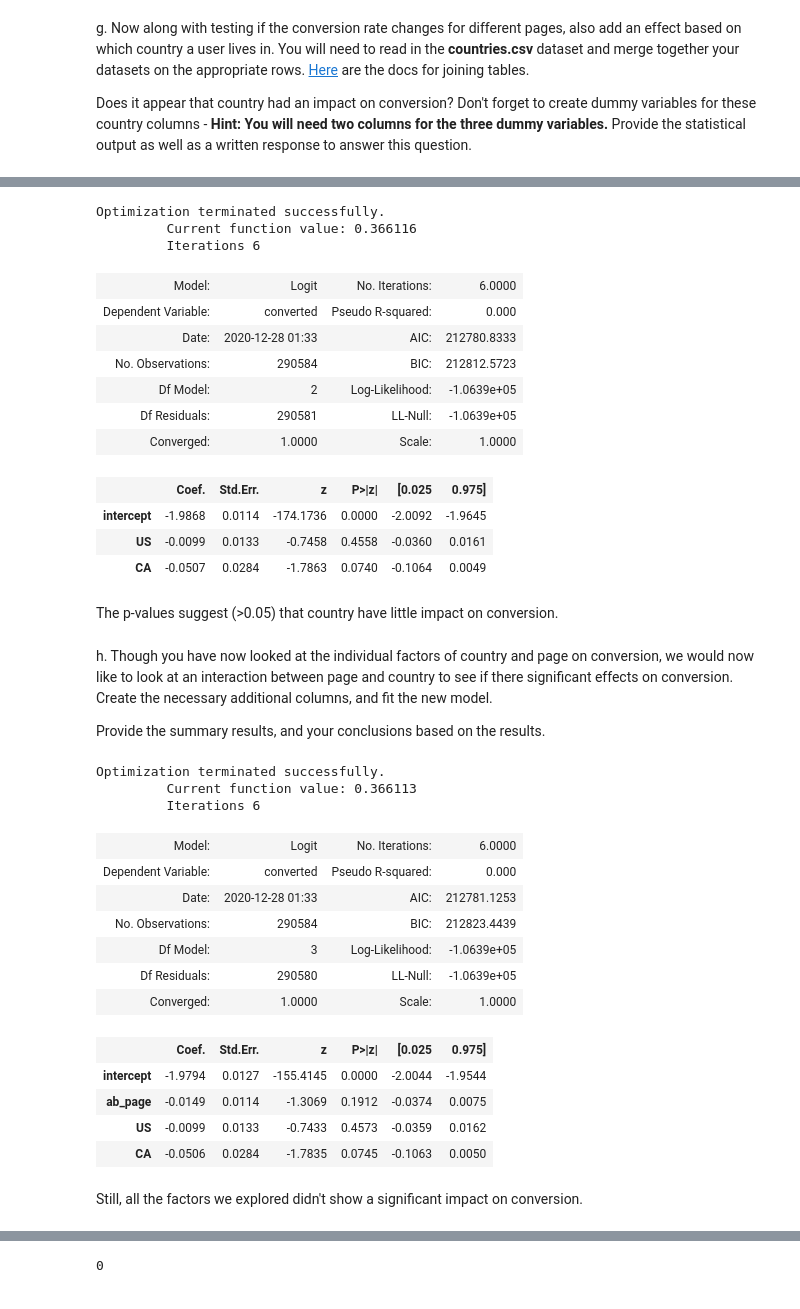
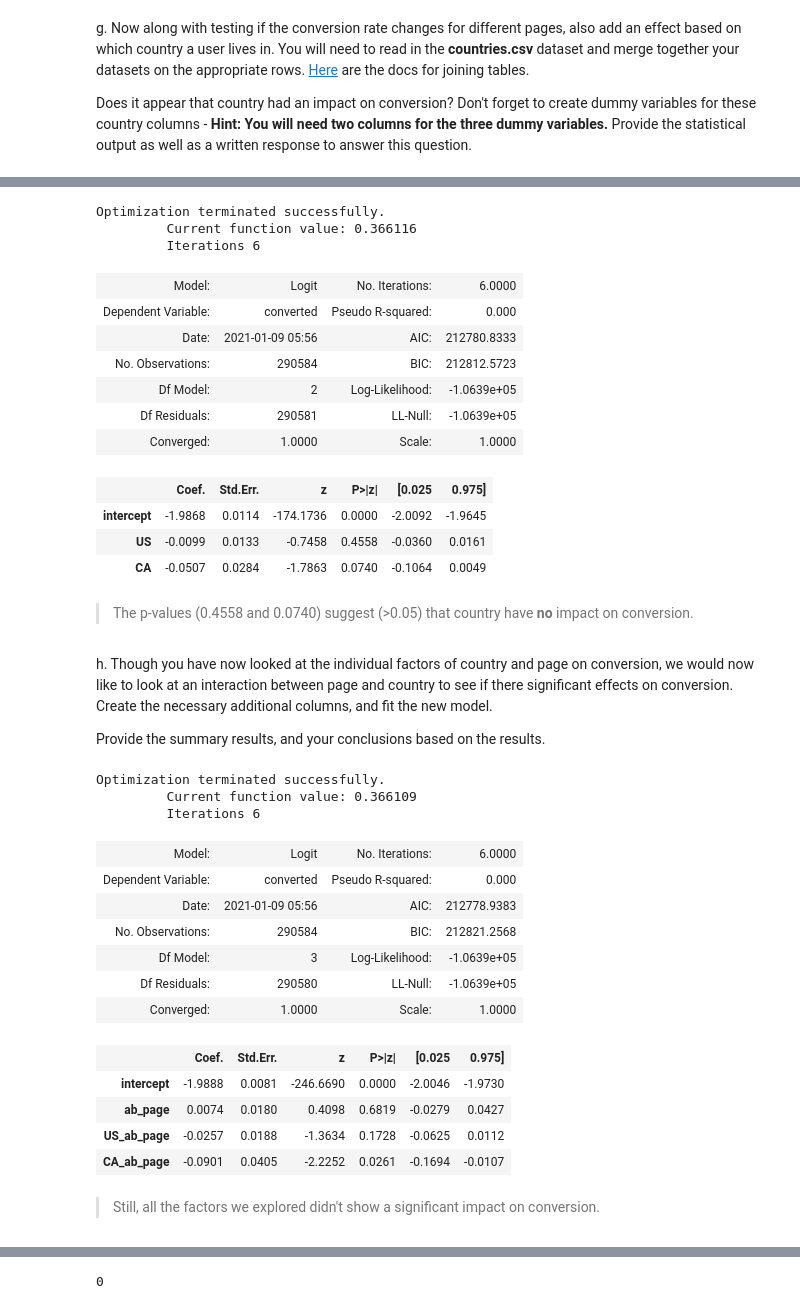
Before and after one commit to wendydoog/Data-Analyst-Nanodegree-Project, a Jupyter notebook: Analyze_ab_test_results_notebook.ipynb, the cells around one changed output, grey strips where cells are left out. Drawn from its saved outputs; the diff is of its cells as text; code cells hidden in the pictures.

```diff
--- a/Analyze_ab_test_results_notebook.ipynb
+++ b/Analyze_ab_test_results_notebook.ipynb
@@ -359,8 +358,6 @@ df2.head()
 | 3 | 853541 | 2017-01-08 18:28:03.143765 | treatment | new_page | 0 |
 | 4 | 864975 | 2017-01-21 01:52:26.210827 | control | old_page | 1 |
 # %%
-df2[['new_page','old_page']] = pd.get_dummies(df2['landing_page'])
-df2 = df2.drop('old_page', axis = 1)
 df2['intercept'] = 1
 df2['ab_page'] = df2['group'].apply(lambda x: 0 if (x =='control') else 1)
 df2.head(5)
@@ -447,7 +444,7 @@ Optimization terminated successfully.
          Iterations 6
 | Model: | Logit | No. Iterations: | 6.0000 |
 | Dependent Variable: | converted | Pseudo R-squared: | 0.000 |
-| Date: | 2020-12-28 01:33 | AIC: | 212780.8333 |
+| Date: | 2021-01-09 05:56 | AIC: | 212780.8333 |
 | No. Observations: | 290584 | BIC: | 212812.5723 |
 | Df Model: | 2 | Log-Likelihood: | -1.0639e+05 |
 | Df Residuals: | 290581 | LL-Null: | -1.0639e+05 |
@@ -457,33 +454,35 @@ Optimization terminated successfully.
 | US | -0.0099 | 0.0133 | -0.7458 | 0.4558 | -0.0360 | 0.0161 |
 | CA | -0.0507 | 0.0284 | -1.7863 | 0.0740 | -0.1064 | 0.0049 |
 # %% [markdown]
-The p-values suggest (>0.05) that country have little impact on conversion.
+> The p-values (0.4558 and 0.0740) suggest (>0.05) that country have **no** impact on conversion.
 # %% [markdown]
 h. Though you have now looked at the individual factors of country and page on conversion, we would now like to look at an interaction between page and country to see if there significant effects on conversion.  Create the necessary additional columns, and fit the new model.
 
 Provide the summary results, and your conclusions based on the results.
 # %%
-Logit_mod = sm.Logit(df2['converted'],df2[['intercept','ab_page','US','CA']])
+df2['US_ab_page'] = df2['US'] * df2['ab_page']
+df2['CA_ab_page'] = df2['CA'] * df2['ab_page']
+Logit_mod = sm.Logit(df2['converted'],df2[['intercept','ab_page','US_ab_page','CA_ab_page']])
 results = Logit_mod.fit()
 results.summary2()
 # %% [output]
 Optimization terminated successfully.
-         Current function value: 0.366113
+         Current function value: 0.366109
          Iterations 6
 | Model: | Logit | No. Iterations: | 6.0000 |
 | Dependent Variable: | converted | Pseudo R-squared: | 0.000 |
-| Date: | 2020-12-28 01:33 | AIC: | 212781.1253 |
-| No. Observations: | 290584 | BIC: | 212823.4439 |
+| Date: | 2021-01-09 05:56 | AIC: | 212778.9383 |
+| No. Observations: | 290584 | BIC: | 212821.2568 |
 | Df Model: | 3 | Log-Likelihood: | -1.0639e+05 |
 | Df Residuals: | 290580 | LL-Null: | -1.0639e+05 |
 | Converged: | 1.0000 | Scale: | 1.0000 |
 |  | Coef. | Std.Err. | z | P>|z| | [0.025 | 0.975] |
-| intercept | -1.9794 | 0.0127 | -155.4145 | 0.0000 | -2.0044 | -1.9544 |
-| ab_page | -0.0149 | 0.0114 | -1.3069 | 0.1912 | -0.0374 | 0.0075 |
-| US | -0.0099 | 0.0133 | -0.7433 | 0.4573 | -0.0359 | 0.0162 |
-| CA | -0.0506 | 0.0284 | -1.7835 | 0.0745 | -0.1063 | 0.0050 |
+| intercept | -1.9888 | 0.0081 | -246.6690 | 0.0000 | -2.0046 | -1.9730 |
+| ab_page | 0.0074 | 0.0180 | 0.4098 | 0.6819 | -0.0279 | 0.0427 |
+| US_ab_page | -0.0257 | 0.0188 | -1.3634 | 0.1728 | -0.0625 | 0.0112 |
+| CA_ab_page | -0.0901 | 0.0405 | -2.2252 | 0.0261 | -0.1694 | -0.0107 |
 # %% [markdown]
-Still, all the factors we explored didn't show a significant impact on conversion.
+> Still, all the factors we explored didn't show a significant impact on conversion.
 # %% [markdown]
 <a id='conclusions'></a>
 ## Finishing Up
```
Also changed, not shown: parts of 46 cells of this notebook.
